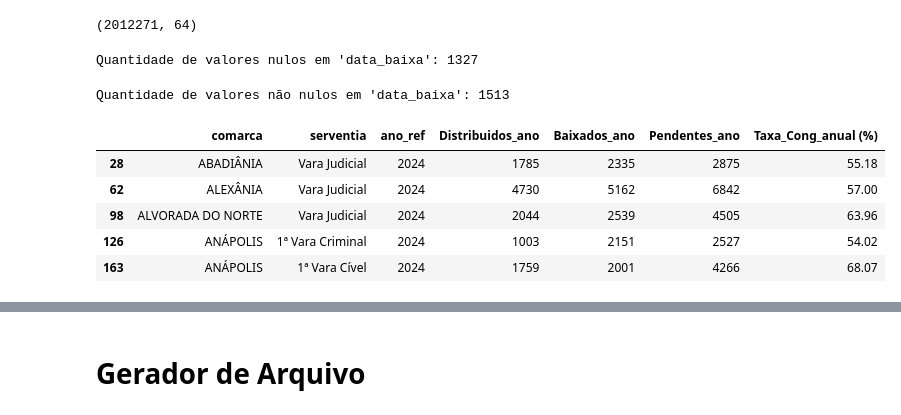
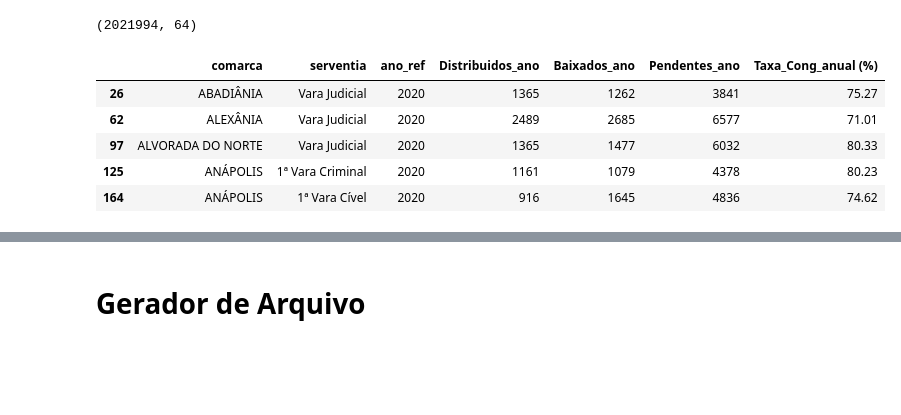
Before and after one commit to dvjuliocesar/TJGO_Projeto7_TxCongGeral, a Jupyter notebook: tx_cong_sep.ipynb, the cells around one changed output, grey strips where cells are left out. Cells and saved outputs as stored; diff of their text form; code cells hidden in the pictures; blank space fills up the shorter version.

```diff
--- a/tx_cong_sep.ipynb
+++ b/tx_cong_sep.ipynb
@@ -4,33 +4,29 @@ import numpy as np
 import glob
 import os
 # %%
-arquivo_csv_1 = ('data/processos_5.csv')
-df_1 = pd.read_csv(arquivo_csv_1, sep='#', encoding='utf-8')
-print(df_1.shape)
+arquivo_csv = ('data/analise_txcg_2025_excluidas_servs_alteradas.csv')
+df = pd.read_csv(arquivo_csv, sep='#', encoding='utf-8')
+print(df.shape)
 # %% [output]
-(2012271, 64)
+(2021994, 64)
 # %%
-pendentes = df_1[
-    (df_1['serventia'] == '1º Juizado Especial Criminal') &
-    (df_1['comarca'] == 'APARECIDA DE GOIÂNIA')
+pendentes = df[
+    (df['serventia'] == '1º Juizado Especial Criminal') &
+    (df['comarca'] == 'APARECIDA DE GOIÂNIA')
 ]['data_baixa'].isna().sum()
 
 print(f"Quantidade de valores nulos em 'data_baixa': {pendentes}")
-# %% [output]
-Quantidade de valores nulos em 'data_baixa': 1327
 # %%
-baixados = df_1[
-    (df_1['serventia'] == '1º Juizado Especial Criminal') &
-    (df_1['comarca'] == 'APARECIDA DE GOIÂNIA')
+baixados = df[
+    (df['serventia'] == '1º Juizado Especial Criminal') &
+    (df['comarca'] == 'APARECIDA DE GOIÂNIA')
 ]['data_baixa'].notna().sum()
 
-print(f"Quantidade de valores não nulos em 'data_baixa': {baixados}")
+print(f"Quantidade de valores não-nulos em 'data_baixa': {baixados}")
-# %% [output]
-Quantidade de valores não nulos em 'data_baixa': 1513
 # %%
 # Limpeza e Tratamento
 # Verificar o nome correto das colunas (pode haver diferenças de acentuação ou espaços)
-colunas = df_1.columns.tolist()
+colunas = df.columns.tolist()
 
 # Encontrar as colunas de data corretamente
 coluna_serventia = [col for col in colunas if 'serventia' in col.lower()][0]
@@ -41,7 +37,7 @@ coluna_processo_id = [col for col in colunas if 'processo_id' in col.lower()][0]
 coluna_comarca = [col for col in colunas if 'comarca' in col.lower()][0]
 
 # Renomear colunas para garantir consistência
-df = df_1.rename(columns={
+df = df.rename(columns={
 coluna_distribuicao: 'data_distribuicao',
 coluna_baixa: 'data_baixa',
 coluna_area_acao: 'nome_area_acao',
@@ -155,14 +151,14 @@ df_global_anual = df_global_anual.drop('Distribuidos_acum_ano', axis=1)
 # Ordenar por comarca, serventia e ano
 df_global_anual = df_global_anual.sort_values(['comarca', 'serventia', 'ano_ref'])
 # %%
-df_global_anual[(df_global_anual['ano_ref'].dt.year == 2024)].head()
+df_global_anual[(df_global_anual['ano_ref'].dt.year == 2020)].head()
 # %% [output]
 |  | comarca | serventia | ano_ref | Distribuidos_ano | Baixados_ano | Pendentes_ano | Taxa_Cong_anual (%) |
-| 28 | ABADIÂNIA | Vara Judicial | 2024 | 1785 | 2335 | 2875 | 55.18 |
-| 62 | ALEXÂNIA | Vara Judicial | 2024 | 4730 | 5162 | 6842 | 57.00 |
-| 98 | ALVORADA DO NORTE | Vara Judicial | 2024 | 2044 | 2539 | 4505 | 63.96 |
-| 126 | ANÁPOLIS | 1ª Vara Criminal | 2024 | 1003 | 2151 | 2527 | 54.02 |
-| 163 | ANÁPOLIS | 1ª Vara Cível | 2024 | 1759 | 2001 | 4266 | 68.07 |
+| 26 | ABADIÂNIA | Vara Judicial | 2020 | 1365 | 1262 | 3841 | 75.27 |
+| 62 | ALEXÂNIA | Vara Judicial | 2020 | 2489 | 2685 | 6577 | 71.01 |
+| 97 | ALVORADA DO NORTE | Vara Judicial | 2020 | 1365 | 1477 | 6032 | 80.33 |
+| 125 | ANÁPOLIS | 1ª Vara Criminal | 2020 | 1161 | 1079 | 4378 | 80.23 |
+| 164 | ANÁPOLIS | 1ª Vara Cível | 2020 | 916 | 1645 | 4836 | 74.62 |
 # %%
 df_global_anual[
     (df_global_anual['comarca'] == 'APARECIDA DE GOIÂNIA') &
```
Also changed, not shown: parts of 17 cells of this notebook, 1 other file.
